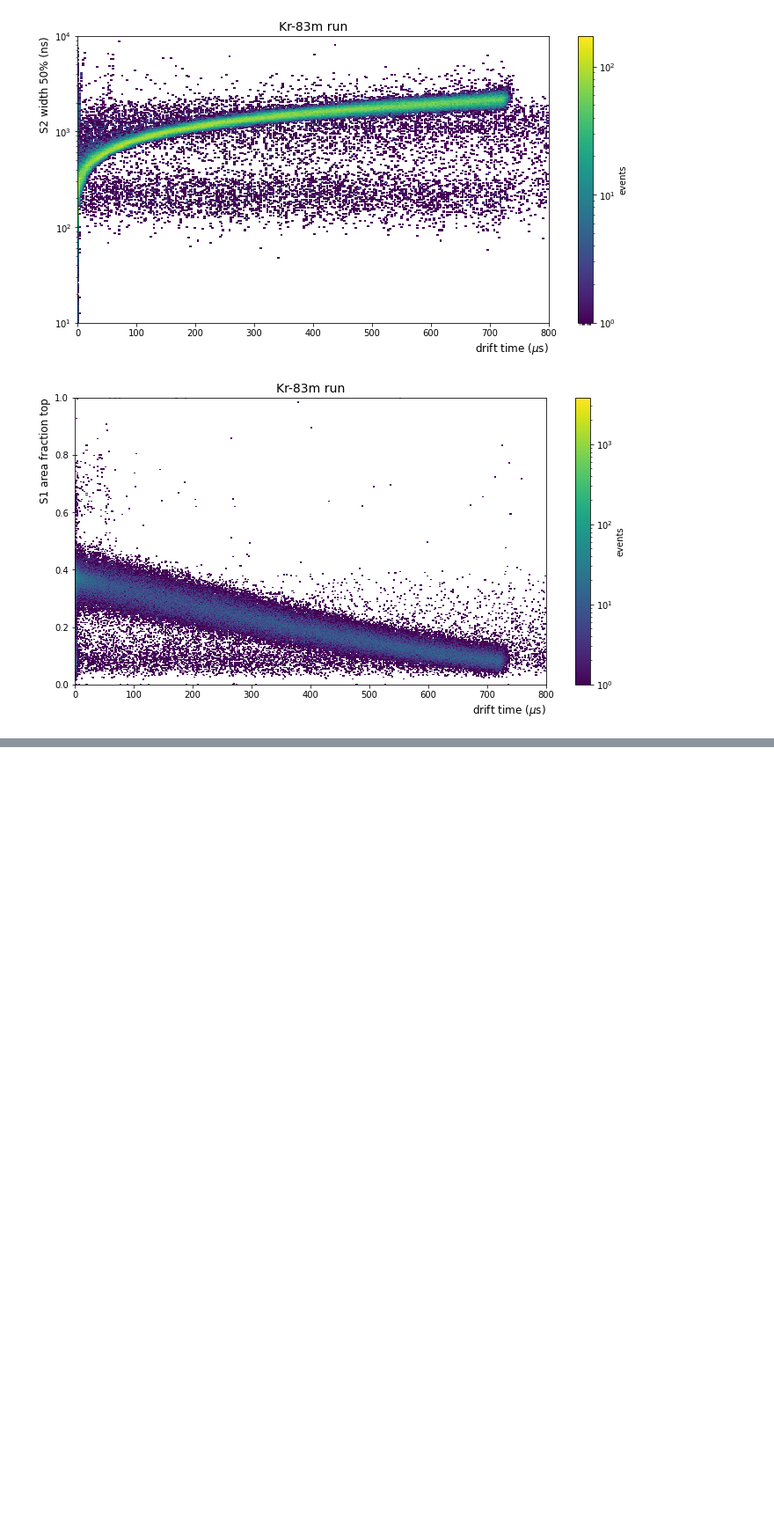
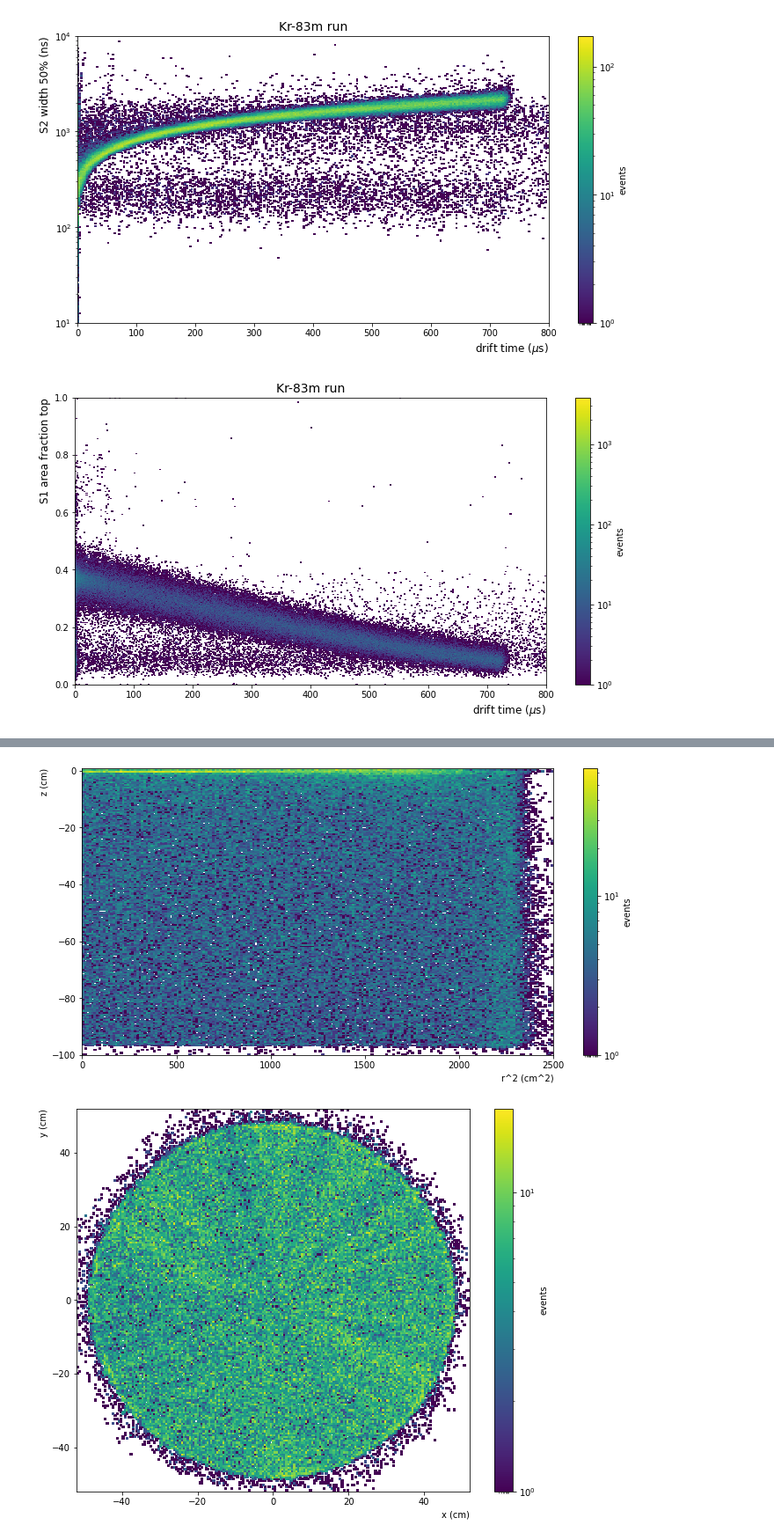
Before and after one commit to valerioda/xenon-note, a Jupyter notebook: advanced_physics_laboratory/electron_lifetime.ipynb, the cells around one changed output, grey strips where cells are left out. Shown at 88% size. Saved outputs shown, nothing was run; the diff lists cells and outputs as text; code cells hidden in the pictures; blank space fills up the shorter version.

```diff
--- a/advanced_physics_laboratory/electron_lifetime.ipynb
+++ b/advanced_physics_laboratory/electron_lifetime.ipynb
@@ -180,0 +183,20 @@ calculate_electron_lifetime(run_Ar,title='Ar run',area_cut=(1000,6000))
+# %%
+def plot_r2_z(run):
+    ev = st.get_array(run,'event_info')
+    r2=ev['x']*ev['x']+ev['y']*ev['y']
+    ph_r2z = Histdd(r2, ev['z'],bins=(np.linspace(0, 2500, 200), np.linspace(-100, 1, 200)))
+    ph_xy = Histdd(ev['x'], ev['y'],bins=(np.linspace(-52, 52, 200), np.linspace(-52, 52, 200)))
+    plt.figure(figsize=(12,6))
+    ph_r2z.plot(log_scale=True,cblabel='events')
+    plt.xlabel(r"r^2 (cm^2)", ha='right', x=1)
+    plt.ylabel("z (cm)", ha='right', y=1)
+    plt.figure(figsize=(10,8))
+    ph_xy.plot(log_scale=True,cblabel='events')
+    plt.xlabel("x (cm)", ha='right', x=1)
+    plt.ylabel("y (cm)", ha='right', y=1)
+# %%
+plot_r2_z(run_Kr)
+plot_r2_z(run_bkg)
+# %% [output]
+[figure, added]
+[figure, added]
```
Also changed, not shown: parts of 23 cells of this notebook, 8 other files.
